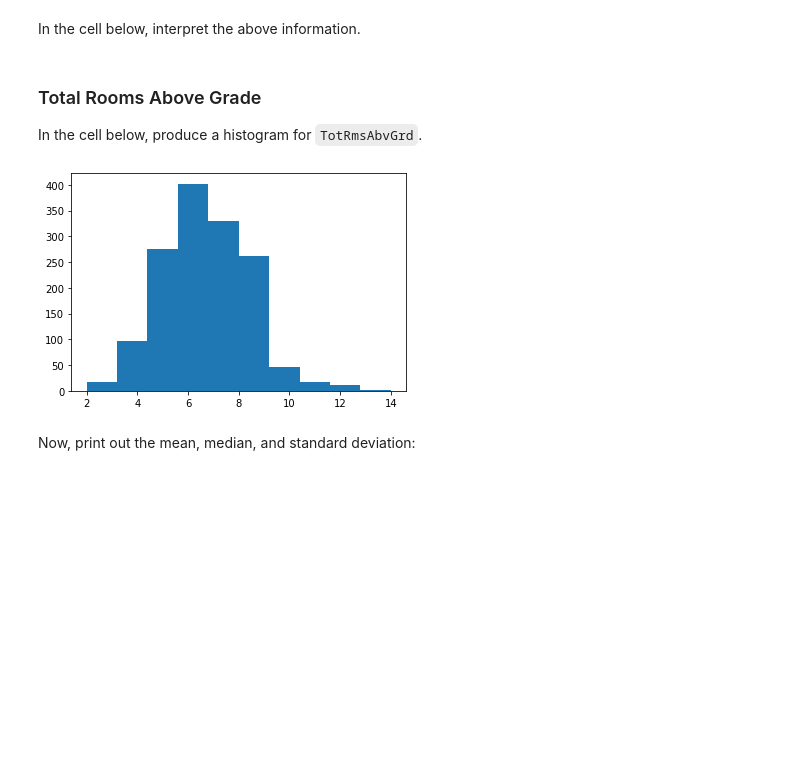
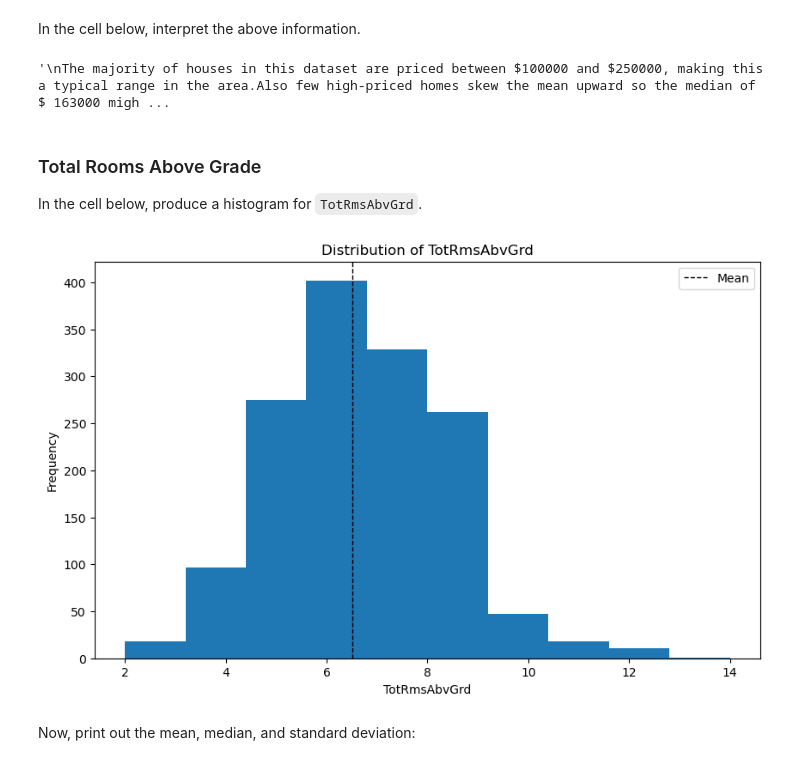
Before and after one commit to leahwanjiru/dsc-pandas-eda-lab, a Jupyter notebook: index.ipynb, the cells around one changed output. Saved outputs shown, nothing was run; the diff lists cells and outputs as text; code cells hidden in the pictures; blank space fills up the shorter version.

```diff
--- a/index.ipynb
+++ b/index.ipynb
@@ -277,12 +247,29 @@ None
+# %%
+# Replace None with appropriate text
+"""
+The majority of houses in this dataset are priced between $100000 and $250000, making this a typical range in the area.Also few high-priced homes skew the mean upward so the median of $ 163000 might be a typical representation of a "typical house price.The way the sale prices vary shows the diverse range of housing options in the market.
+"""
+# %% [output]
+'\nThe majority of houses in this dataset are priced between $100000 and $250000, making this a typical range in the area.Also few high-priced homes skew the mean upward so the median of $ 163000 migh ...
 # %% [markdown]
 ### Total Rooms Above Grade
 
 In the cell below, produce a histogram for `TotRmsAbvGrd`.
-# %%
-# Your code here
-plt.hist(x = df['TotRmsAbvGrd']);
-# %% [output]
-[figure, removed]
+# %%
+# Your code here
+plt.figure(figsize = (10,6))
+
+plt.hist(x = df['TotRmsAbvGrd'])
+plt.title('Distribution of TotRmsAbvGrd')
+plt.xlabel('TotRmsAbvGrd')
+plt.ylabel('Frequency')
+
+Mean = df['TotRmsAbvGrd'].mean()
+plt.axvline(Mean , color = 'black' , linestyle = 'dashed' , linewidth = 1 , label = 'Mean')
+
+plt.legend();
+# %% [output]
+[figure, added]
 # %% [markdown]
 Now, print out the mean, median, and standard deviation:
 # %%
```
Also changed, not shown: parts of 46 cells of this notebook.
